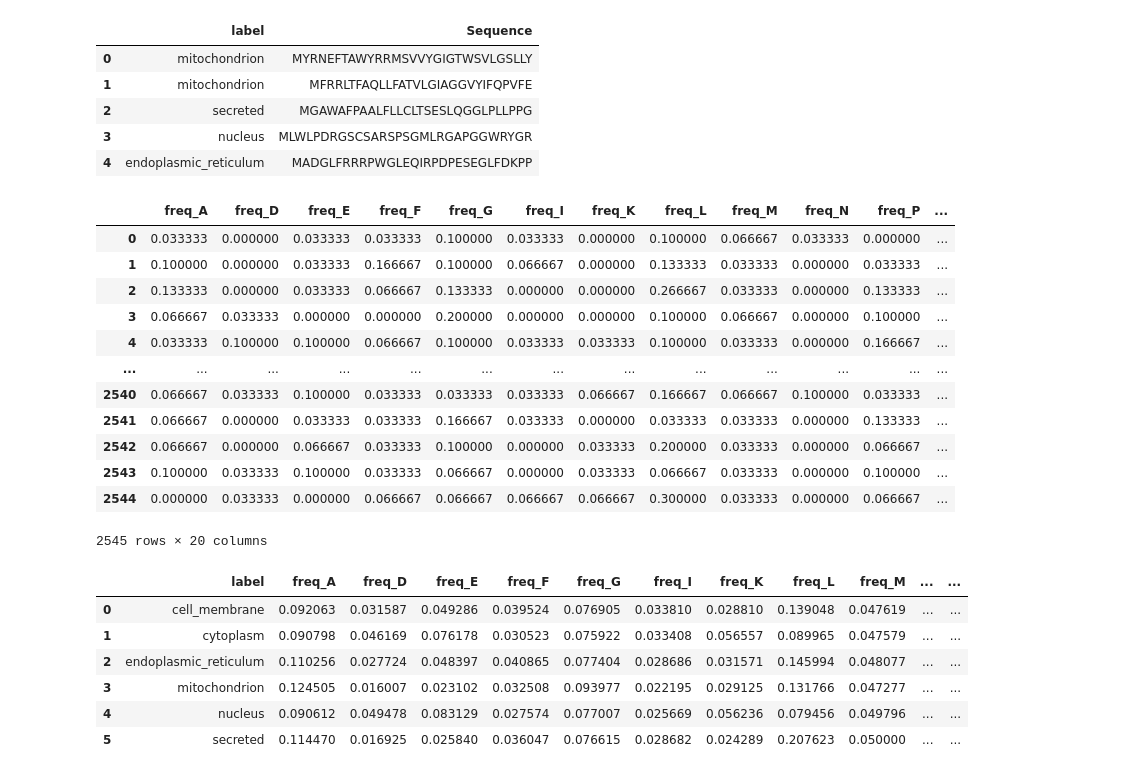
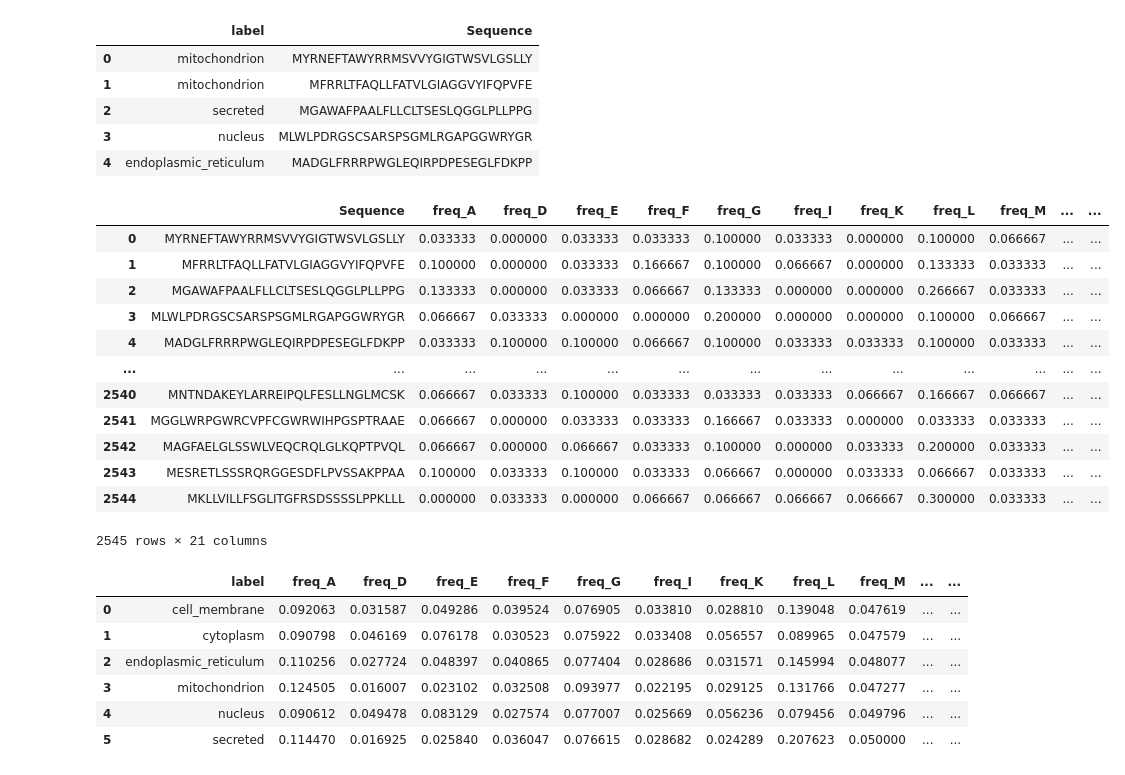
Before and after one commit to EnemyOfDeath7/protein-localization-project, a Jupyter notebook: notebooks/03_eda.ipynb, the cells around one changed output. Drawn from its saved outputs; the diff is of its cells as text; code cells hidden in the pictures.

Commit message:
Initial completion of the final block: analysis of the N-terminus (first 30 amino acids) in relation to the entire sequence, without conclusions or descriptions.

```diff
--- a/notebooks/03_eda.ipynb
+++ b/notebooks/03_eda.ipynb
@@ -462,20 +480,22 @@ df_N_end.head(5)
 | 3 | nucleus | MLWLPDRGSCSARSPSGMLRGAPGGWRYGR |
 | 4 | endoplasmic_reticulum | MADGLFRRRPWGLEQIRPDPESEGLFDKPP |
 # %%
+# Для каждой последовательности
 freq_seq_N_end = df_N_end["Sequence"].apply(calc_sequence_freq)
+freq_seq_N_end = pd.concat([df_N_end["Sequence"], freq_seq_N_end], axis=1)
 freq_seq_N_end
 # %% [output]
-|  | freq_A | freq_D | freq_E | freq_F | freq_G | freq_I | freq_K | freq_L | freq_M | freq_N | freq_P | ... |
-| 0 | 0.033333 | 0.000000 | 0.033333 | 0.033333 | 0.100000 | 0.033333 | 0.000000 | 0.100000 | 0.066667 | 0.033333 | 0.000000 | ... |
-| 1 | 0.100000 | 0.000000 | 0.033333 | 0.166667 | 0.100000 | 0.066667 | 0.000000 | 0.133333 | 0.033333 | 0.000000 | 0.033333 | ... |
-| 2 | 0.133333 | 0.000000 | 0.033333 | 0.066667 | 0.133333 | 0.000000 | 0.000000 | 0.266667 | 0.033333 | 0.000000 | 0.133333 | ... |
-| 3 | 0.066667 | 0.033333 | 0.000000 | 0.000000 | 0.200000 | 0.000000 | 0.000000 | 0.100000 | 0.066667 | 0.000000 | 0.100000 | ... |
-| 4 | 0.033333 | 0.100000 | 0.100000 | 0.066667 | 0.100000 | 0.033333 | 0.033333 | 0.100000 | 0.033333 | 0.000000 | 0.166667 | ... |
+|  | Sequence | freq_A | freq_D | freq_E | freq_F | freq_G | freq_I | freq_K | freq_L | freq_M | ... | ... |
+| 0 | MYRNEFTAWYRRMSVVYGIGTWSVLGSLLY | 0.033333 | 0.000000 | 0.033333 | 0.033333 | 0.100000 | 0.033333 | 0.000000 | 0.100000 | 0.066667 | ... | ... |
+| 1 | MFRRLTFAQLLFATVLGIAGGVYIFQPVFE | 0.100000 | 0.000000 | 0.033333 | 0.166667 | 0.100000 | 0.066667 | 0.000000 | 0.133333 | 0.033333 | ... | ... |
+| 2 | MGAWAFPAALFLLCLTSESLQGGLPLLPPG | 0.133333 | 0.000000 | 0.033333 | 0.066667 | 0.133333 | 0.000000 | 0.000000 | 0.266667 | 0.033333 | ... | ... |
+| 3 | MLWLPDRGSCSARSPSGMLRGAPGGWRYGR | 0.066667 | 0.033333 | 0.000000 | 0.000000 | 0.200000 | 0.000000 | 0.000000 | 0.100000 | 0.066667 | ... | ... |
+| 4 | MADGLFRRRPWGLEQIRPDPESEGLFDKPP | 0.033333 | 0.100000 | 0.100000 | 0.066667 | 0.100000 | 0.033333 | 0.033333 | 0.100000 | 0.033333 | ... | ... |
 | ... | ... | ... | ... | ... | ... | ... | ... | ... | ... | ... | ... | ... |
-| 2540 | 0.066667 | 0.033333 | 0.100000 | 0.033333 | 0.033333 | 0.033333 | 0.066667 | 0.166667 | 0.066667 | 0.100000 | 0.033333 | ... |
-| 2541 | 0.066667 | 0.000000 | 0.033333 | 0.033333 | 0.166667 | 0.033333 | 0.000000 | 0.033333 | 0.033333 | 0.000000 | 0.133333 | ... |
-| 2542 | 0.066667 | 0.000000 | 0.066667 | 0.033333 | 0.100000 | 0.000000 | 0.033333 | 0.200000 | 0.033333 | 0.000000 | 0.066667 | ... |
-| 2543 | 0.100000 | 0.033333 | 0.100000 | 0.033333 | 0.066667 | 0.000000 | 0.033333 | 0.066667 | 0.033333 | 0.000000 | 0.100000 | ... |
-| 2544 | 0.000000 | 0.033333 | 0.000000 | 0.066667 | 0.066667 | 0.066667 | 0.066667 | 0.300000 | 0.033333 | 0.000000 | 0.066667 | ... |
+| 2540 | MNTNDAKEYLARREIPQLFESLLNGLMCSK | 0.066667 | 0.033333 | 0.100000 | 0.033333 | 0.033333 | 0.033333 | 0.066667 | 0.166667 | 0.066667 | ... | ... |
+| 2541 | MGGLWRPGWRCVPFCGWRWIHPGSPTRAAE | 0.066667 | 0.000000 | 0.033333 | 0.033333 | 0.166667 | 0.033333 | 0.000000 | 0.033333 | 0.033333 | ... | ... |
+| 2542 | MAGFAELGLSSWLVEQCRQLGLKQPTPVQL | 0.066667 | 0.000000 | 0.066667 | 0.033333 | 0.100000 | 0.000000 | 0.033333 | 0.200000 | 0.033333 | ... | ... |
+| 2543 | MESRETLSSSRQRGGESDFLPVSSAKPPAA | 0.100000 | 0.033333 | 0.100000 | 0.033333 | 0.066667 | 0.000000 | 0.033333 | 0.066667 | 0.033333 | ... | ... |
+| 2544 | MKLLVILLFSGLITGFRSDSSSSLPPKLLL | 0.000000 | 0.033333 | 0.000000 | 0.066667 | 0.066667 | 0.066667 | 0.066667 | 0.300000 | 0.033333 | ... | ... |
-2545 rows × 20 columns
+2545 rows × 21 columns
 # %%
```
Also changed, not shown: parts of 8 cells of this notebook, 1 other file.
